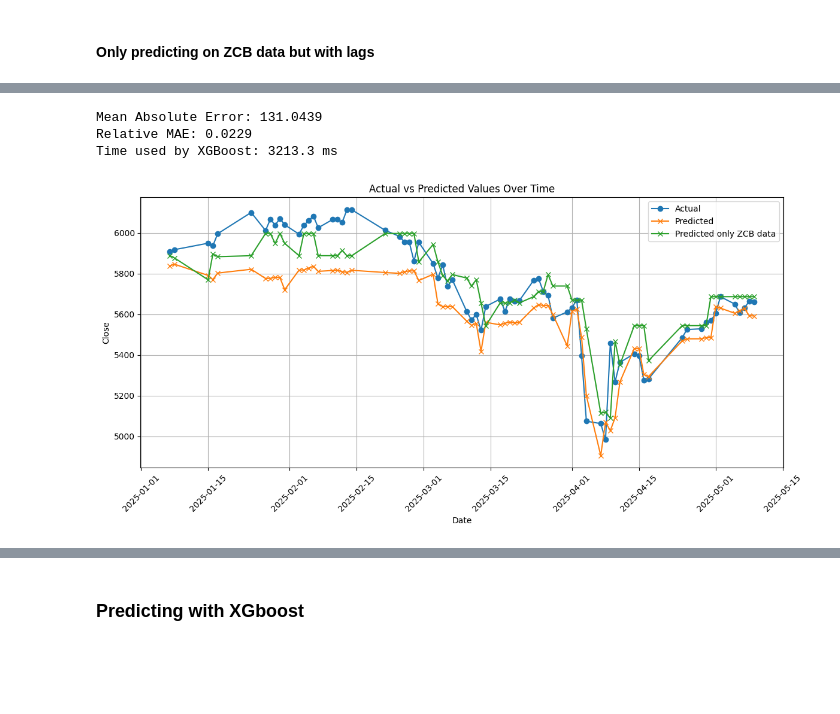
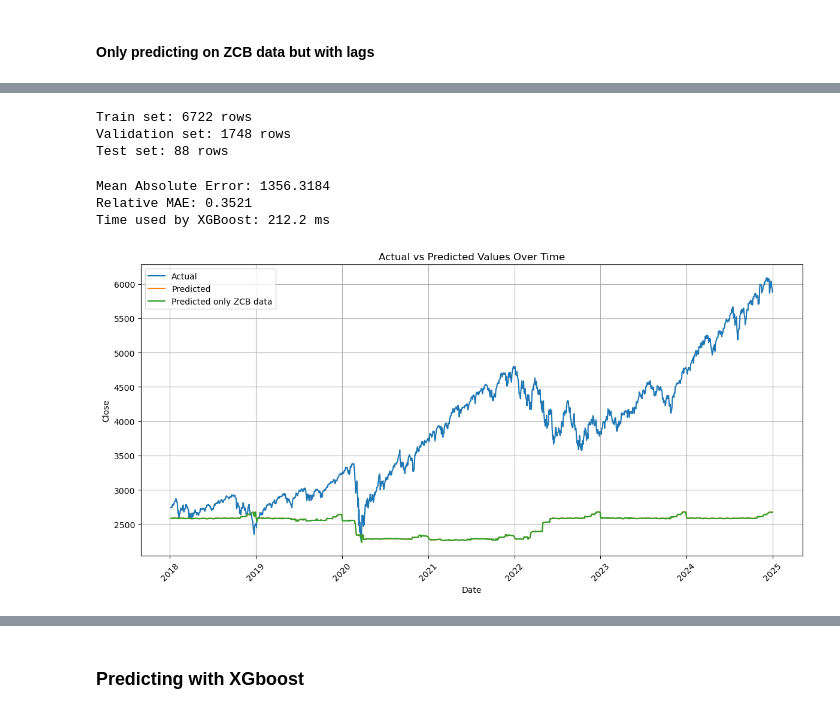
Before and after one commit to carlamcnair/Final-Project-AppML, a Jupyter notebook: notes_carla.ipynb, the cells around one changed output, grey strips where cells are left out. Drawn from its saved outputs; the diff is of its cells as text; code cells hidden in the pictures; blank space fills up the shorter version.

```diff
--- a/notes_carla.ipynb
+++ b/notes_carla.ipynb
@@ -896,8 +1015,8 @@ import time
 
 start = time.time()
 
-dtrain = xgb.DMatrix(X_train, label=Y_train)
-dvalid = xgb.DMatrix(X_test, label=Y_test)
+dtrain = xgb.DMatrix(X_train, label=y_train)
+dvalid = xgb.DMatrix(X_val, label=y_val)
 
 params = {
     'booster': 'gbtree',
@@ -917,9 +1036,9 @@ xgb_model = xgb.train(
 )
 
 y_pred = xgb_model.predict(dvalid, iteration_range=(0, xgb_model.best_iteration + 1))
-mae = mean_absolute_error(Y_test, y_pred)
+mae = mean_absolute_error(y_val, y_pred)
 
-mean_abs_actual = abs(Y_test).mean()
+mean_abs_actual = abs(y_val).mean()
 relative_mae = mae / mean_abs_actual
 
 print(f"Mean Absolute Error: {mae:.4f}")
@@ -984,2 +1115,2 @@ plt.show()
 # %%
-data_ZCB = data_w_SP.drop(columns=['Open', 'High', 'Low', 'Volume'])
+data_ZCB = df.drop(columns=['Open', 'High', 'Low', 'Volume'])
@@ -1018,0 +1117,23 @@ Y_test = test_data[target]
+# %%
+import pandas as pd
+
+# Ensure the 'Date' column is in datetime format
+data_ZCB['Date'] = pd.to_datetime(data_ZCB['Date'])
+
+# Define the cutoff dates
+train_end = pd.Timestamp('2018-01-01')
+val_end = pd.Timestamp('2025-01-01')
+
+# Create the splits
+train_df = data_ZCB[data_ZCB['Date'] < train_end]
+val_df = data_ZCB[(data_ZCB['Date'] >= train_end) & (df['Date'] < val_end)]
+test_df = data_ZCB[data_ZCB['Date'] >= val_end]
+
+# Optionally check the sizes
+print(f"Train set: {len(train_df)} rows")
+print(f"Validation set: {len(val_df)} rows")
+print(f"Test set: {len(test_df)} rows")
+# %% [output]
+Train set: 6722 rows
+Validation set: 1748 rows
+Test set: 88 rows
@@ -1023,8 +1186,8 @@ import time
 
 start = time.time()
 
-dtrain = xgb.DMatrix(X_train, label=Y_train)
-dvalid = xgb.DMatrix(X_test, label=Y_test)
+dtrain = xgb.DMatrix(X_train, label=y_train)
+dvalid = xgb.DMatrix(X_val, label=y_val)
 
 params = {
     'booster': 'gbtree',
@@ -1044,35 +1207,37 @@ xgb_model = xgb.train(
 )
 
 y_pred_ZCB = xgb_model.predict(dvalid, iteration_range=(0, xgb_model.best_iteration + 1))
-mae = mean_absolute_error(Y_test, y_pred)
+mae = mean_absolute_error(y_val, y_pred)
 
-mean_abs_actual = abs(Y_test).mean()
+mean_abs_actual = abs(y_val).mean()
 relative_mae = mae / mean_abs_actual
 
 print(f"Mean Absolute Error: {mae:.4f}")
 print(f"Relative MAE: {relative_mae:.4f}")
 print(f"Time used by XGBoost: {(time.time() - start) * 1000:.1f} ms")
 # %% [output]
-Mean Absolute Error: 131.0439
-Relative MAE: 0.0229
-Time used by XGBoost: 3213.3 ms
+Mean Absolute Error: 1356.3184
+Relative MAE: 0.3521
+Time used by XGBoost: 212.2 ms
 # %%
 import matplotlib.pyplot as plt
 
+dates = val_df.loc[y_val.index, 'Date']
+
 plt.figure(figsize=(12, 6))
-plt.plot(test_data['Date'], Y_test, label='Actual', marker='o')
-plt.plot(test_data['Date'], y_pred, label='Predicted', marker='x')
-plt.plot(test_data['Date'], y_pred_ZCB, label='Predicted only ZCB data', marker='x')
+plt.plot(dates, y_val, label='Actual')
+plt.plot(dates, y_pred, label='Predicted')
+plt.plot(dates, y_pred_ZCB, label='Predicted only ZCB data')
 plt.title('Actual vs Predicted Values Over Time')
 plt.xlabel('Date')
 plt.ylabel('Close')  # or your target variable name
 plt.legend()
 plt.grid(True)
 plt.xticks(rotation=45)  # rotate date labels for readability
 plt.tight_layout()       # adjust layout to prevent cutoff
 plt.show()
 # %% [output]
-[figure, old version]
+[figure, new version]
 # %%
 import matplotlib.pyplot as plt
 import xgboost as xgb
```
Also changed, not shown: parts of 55 cells of this notebook, 1 other file.
